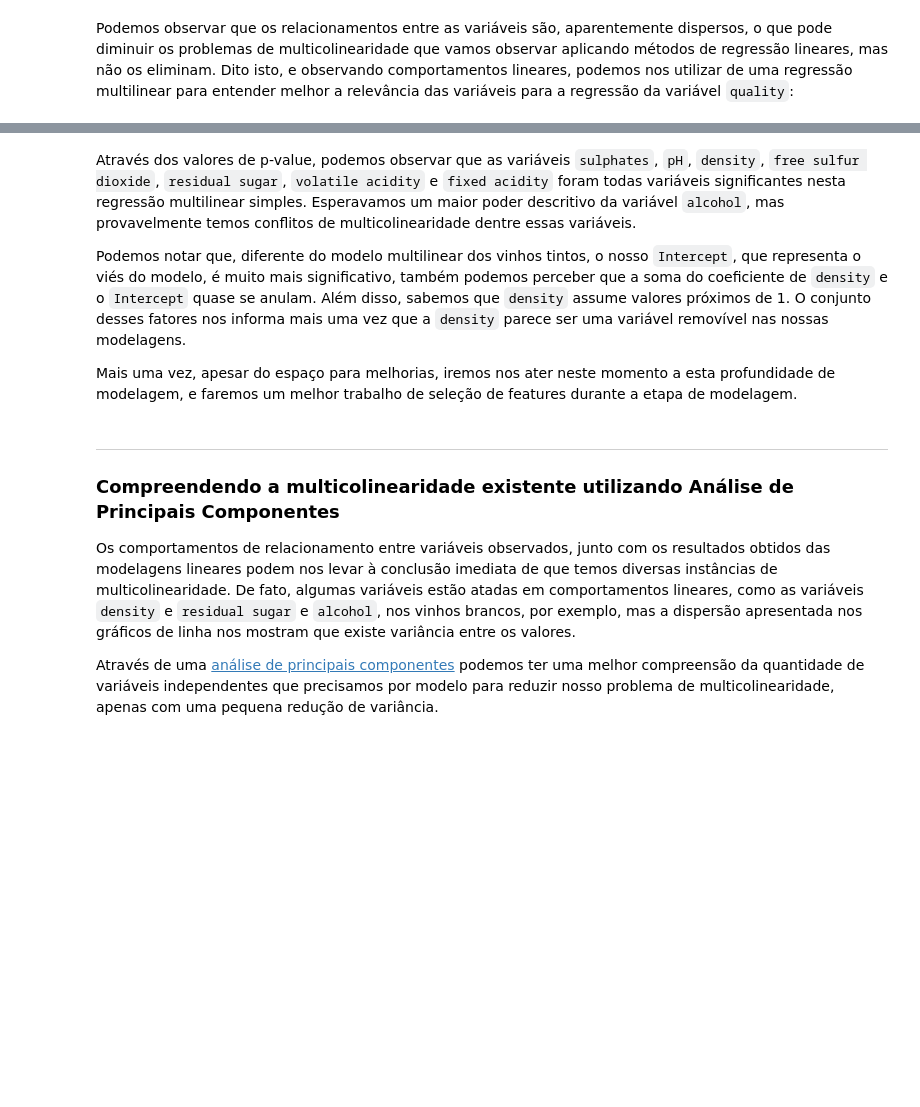
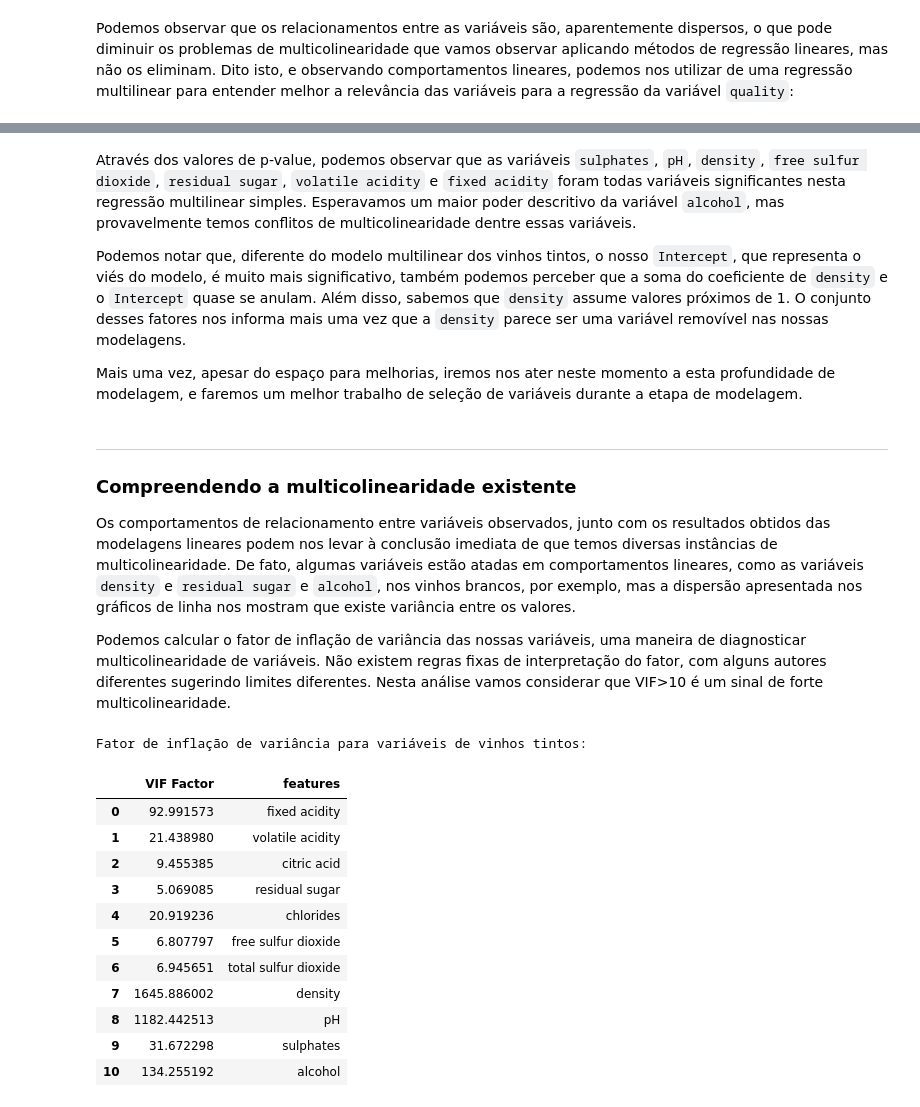
Before and after one commit to Coqueiro/wine-quality, a Jupyter notebook: Wine Quality Prediction Model.ipynb, the cells around one changed output, grey strips where cells are left out. Cells and saved outputs as stored; diff of their text form; code cells hidden in the pictures; blank space fills up the shorter version.

```diff
--- a/Wine Quality Prediction Model.ipynb
+++ b/Wine Quality Prediction Model.ipynb
@@ -815,12 +843,40 @@ Através dos valores de p-value, podemos observar que as variáveis `sulphates`,
 
 Podemos notar que, diferente do modelo multilinear dos vinhos tintos, o nosso `Intercept`, que representa o viés do modelo, é muito mais significativo, também podemos perceber que a soma do coeficiente de `density` e o `Intercept` quase se anulam. Além disso, sabemos que `density` assume valores próximos de 1. O conjunto desses fatores nos informa mais uma vez que a `density` parece ser uma variável removível nas nossas modelagens.
 
-Mais uma vez, apesar do espaço para melhorias, iremos nos ater neste momento a esta profundidade de modelagem, e faremos um melhor trabalho de seleção de features durante a etapa de modelagem.
+Mais uma vez, apesar do espaço para melhorias, iremos nos ater neste momento a esta profundidade de modelagem, e faremos um melhor trabalho de seleção de variáveis durante a etapa de modelagem.
 # %% [markdown]
 --------------------------------
 
-### Compreendendo a multicolinearidade existente utilizando Análise de Principais Componentes
+### Compreendendo a multicolinearidade existente
 
 Os comportamentos de relacionamento entre variáveis observados, junto com os resultados obtidos das modelagens lineares podem nos levar à conclusão imediata de que temos diversas instâncias de multicolinearidade. De fato, algumas variáveis estão atadas em comportamentos lineares, como as variáveis `density` e `residual sugar` e `alcohol`, nos vinhos brancos, por exemplo, mas a dispersão apresentada nos gráficos de linha nos mostram que existe variância entre os valores.
 
-Através de uma [análise de principais componentes](https://en.wikipedia.org/wiki/Principal_component_analysis) podemos ter uma melhor compreensão da quantidade de variáveis independentes que precisamos por modelo para reduzir nosso problema de multicolinearidade, apenas com uma pequena redução de variância.
+Podemos calcular o fator de inflação de variância das nossas variáveis, uma maneira de diagnosticar multicolinearidade de variáveis. Não existem regras fixas de interpretação do fator, com alguns autores diferentes sugerindo limites diferentes. Nesta análise vamos considerar que VIF>10 é um sinal de forte multicolinearidade.
+# %%
+red_wine_train_variables = red_wine_train_cleaned_data.iloc[:,1:-1]
+
+red_wine_vif = pd.DataFrame()
+red_wine_vif["VIF Factor"] = [
+    variance_inflation_factor(red_wine_train_variables.values, value)
+    for value in range(red_wine_train_variables.shape[1])
+]
+red_wine_vif["features"] = red_wine_train_variables.columns
+
+print('\x1b[31mFator de inflação de variância para variáveis de vinhos tintos:')
+pd.set_option("display.max_rows", 11)
+display(red_wine_vif)
+pd.set_option("display.max_rows", 10)
+# %% [output]
+Fator de inflação de variância para variáveis de vinhos tintos:
+|  | VIF Factor | features |
+| 0 | 92.991573 | fixed acidity |
+| 1 | 21.438980 | volatile acidity |
+| 2 | 9.455385 | citric acid |
+| 3 | 5.069085 | residual sugar |
+| 4 | 20.919236 | chlorides |
+| 5 | 6.807797 | free sulfur dioxide |
+| 6 | 6.945651 | total sulfur dioxide |
+| 7 | 1645.886002 | density |
+| 8 | 1182.442513 | pH |
+| 9 | 31.672298 | sulphates |
+| 10 | 134.255192 | alcohol |
```
Also changed, not shown: parts of 42 cells of this notebook, 1 other file.
